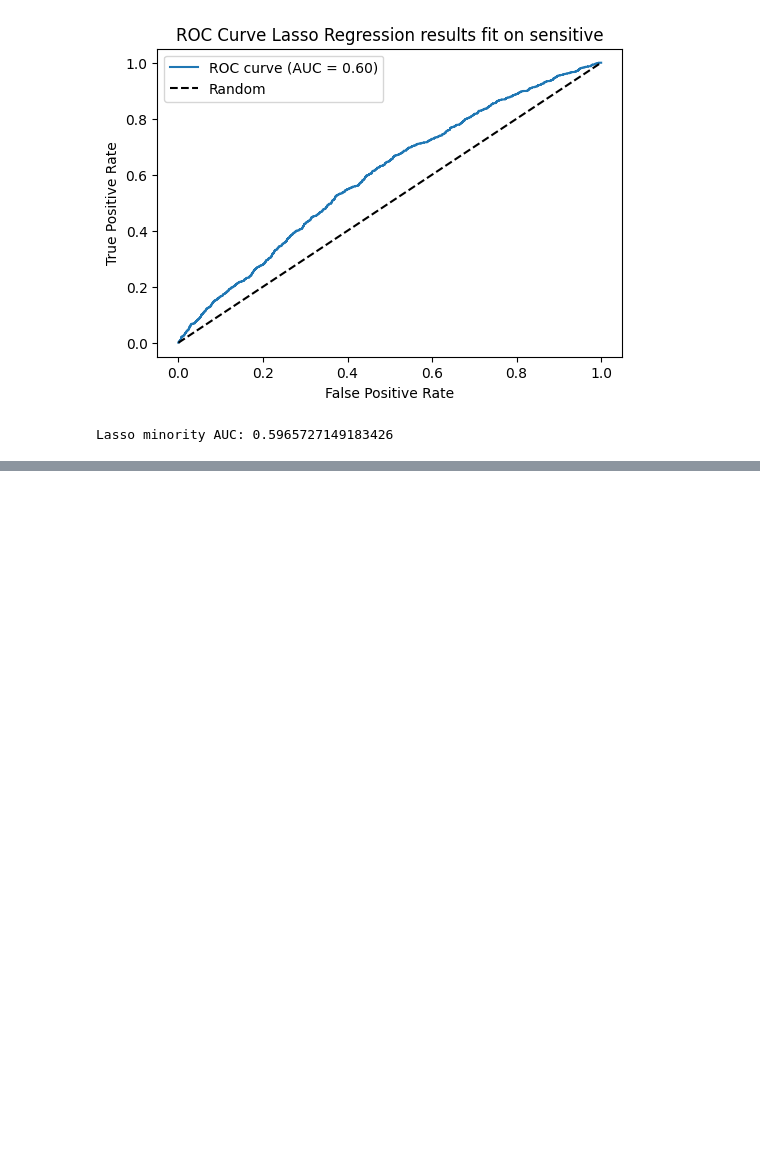
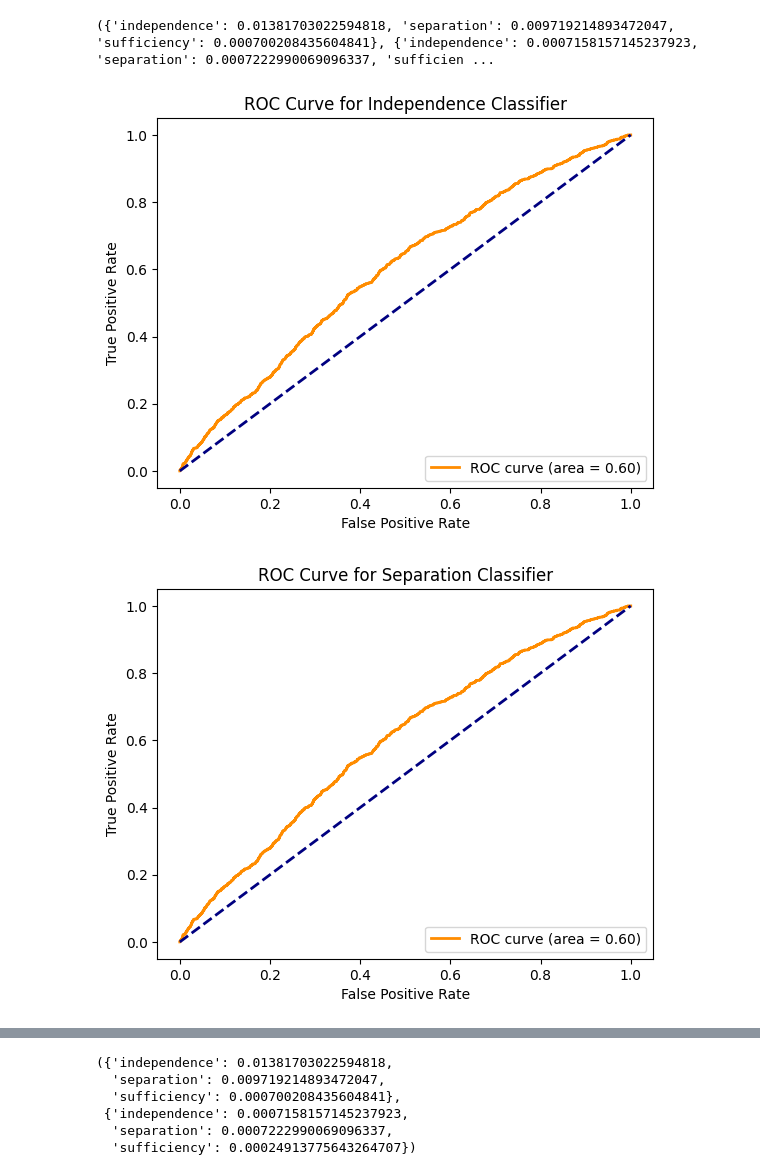
Before and after one commit to ben-cuff/fairlearn-adversarial, a Jupyter notebook: testing-simple-models.ipynb, the cells around one changed output, grey strips where cells are left out. Cells and saved outputs as stored; diff of their text form; code cells hidden in the pictures; blank space fills up the shorter version.

```diff
--- a/testing-simple-models.ipynb
+++ b/testing-simple-models.ipynb
@@ -73,3 +59,12 @@ max               1.000000             1.000000             1.000000
+# %%
+def evaluate_fairness(y_pred, target, minority):
+    fairness_metrics = FairnessMetrics(y_pred, target, minority)
+    metrics = fairness_metrics.calculate_metrics_with_cross_validation()
+    fairness_metrics.train_classifiers(split_data=False)
+    print(metrics)
+    for criterion in ["independence", "separation", "sufficiency"]:
+        fairness_metrics.plot_roc_auc_curve(criterion)
+    return metrics
 # %%
 ols_model = sm.OLS(target, sm.add_constant(features_numeric))
 result = ols_model.fit()
@@ -119,15 +131,13 @@ auc = minority_logit_auc(y_pred_rf, df["minority"], name="ROC Curve Random Fores
 # %%
 from sklearn.linear_model import Lasso
 
 lasso = Lasso(alpha=0.1)
 lasso.fit(features_numeric, target)
 
 y_pred_lasso = lasso.predict(features_numeric)
 
-auc_lasso = minority_logit_auc(
-    y_pred_lasso, df["minority"], name="ROC Curve Lasso Regression results fit on sensitive"
-)
-print("Lasso minority AUC:", auc_lasso)
+evaluate_fairness(y_pred_lasso, target, df["minority"])
 # %% [output]
+({'independence': 0.01381703022594818, 'separation': 0.009719214893472047, 'sufficiency': 0.000700208435604841}, {'independence': 0.0007158157145237923, 'separation': 0.0007222990069096337, 'sufficien ...
-[figure, old version]
+[figure, new version]
-Lasso minority AUC: 0.5965727149183426
+[figure, added]
@@ -134,3 +145,9 @@ Lasso minority AUC: 0.5965727149183426
+({'independence': 0.01381703022594818,
+  'separation': 0.009719214893472047,
+  'sufficiency': 0.000700208435604841},
+ {'independence': 0.0007158157145237923,
+  'separation': 0.0007222990069096337,
+  'sufficiency': 0.00024913775643264707})
 # %%
 from sklearn.linear_model import Ridge
 
```
Also changed, not shown: parts of 8 cells of this notebook.
